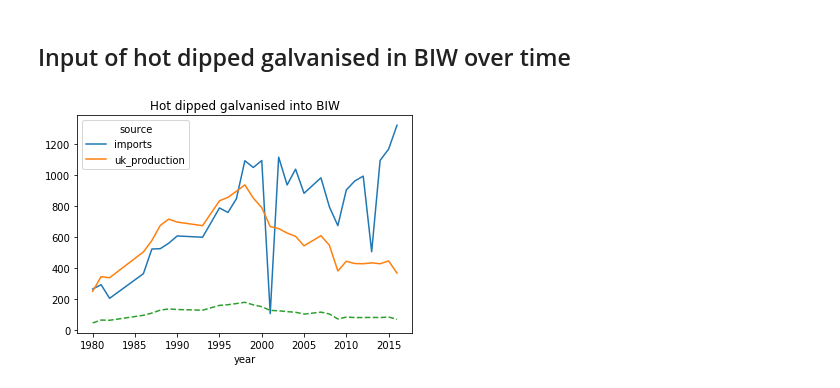
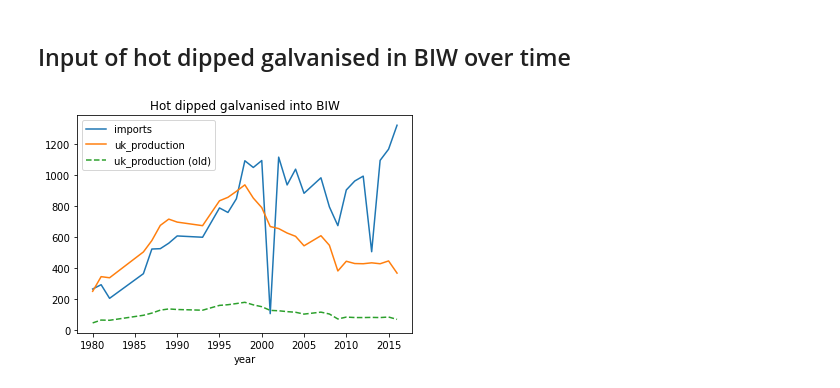
Before and after one commit to ricklupton/uk-steel-model, a Jupyter notebook: docs/changelog/2019-03-07 Allocation of hot dipped galvanised steel production.ipynb, the cells around one changed output. Cells and saved outputs as stored; diff of their text form; code cells hidden in the pictures.

```diff
--- a/docs/changelog/2019-03-07 Allocation of hot dipped galvanised steel production.ipynb
+++ b/docs/changelog/2019-03-07 Allocation of hot dipped galvanised steel production.ipynb
@@ -150,8 +163,10 @@ VBox(children=(SankeyWidget(groups=[{'id': 'import', 'type': 'process', 'title':
 # %%
 ax = flows_new.query('target == "sector 15a" and material == "Hot dipped galvanised"') \
 .pivot(index='year', columns='source', values='value').plot(title='Hot dipped galvanised into BIW')
 
 flows_old.query('target == "sector 15a" and material == "Hot dipped galvanised"') \
-.pivot(index='year', columns='source', values='value')['uk_production'].plot(ax=ax, ls='--');
+.pivot(index='year', columns='source', values='value')['uk_production'].plot(ax=ax, ls='--', label='uk_production (old)');
+
+ax.legend();
 # %% [output]
-[figure, old version]
+[figure, new version]
```
Also changed, not shown: parts of 5 cells of this notebook, 25 other files.
